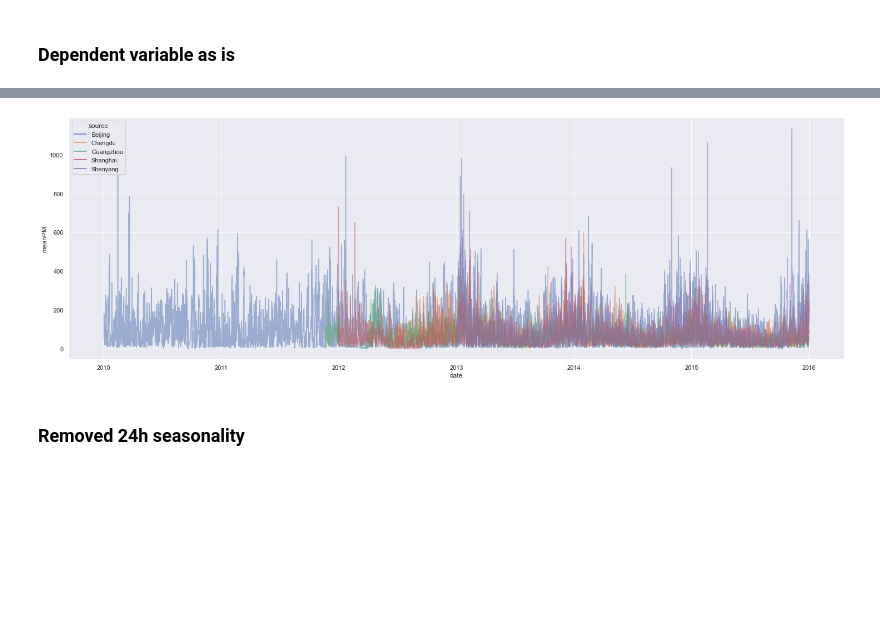
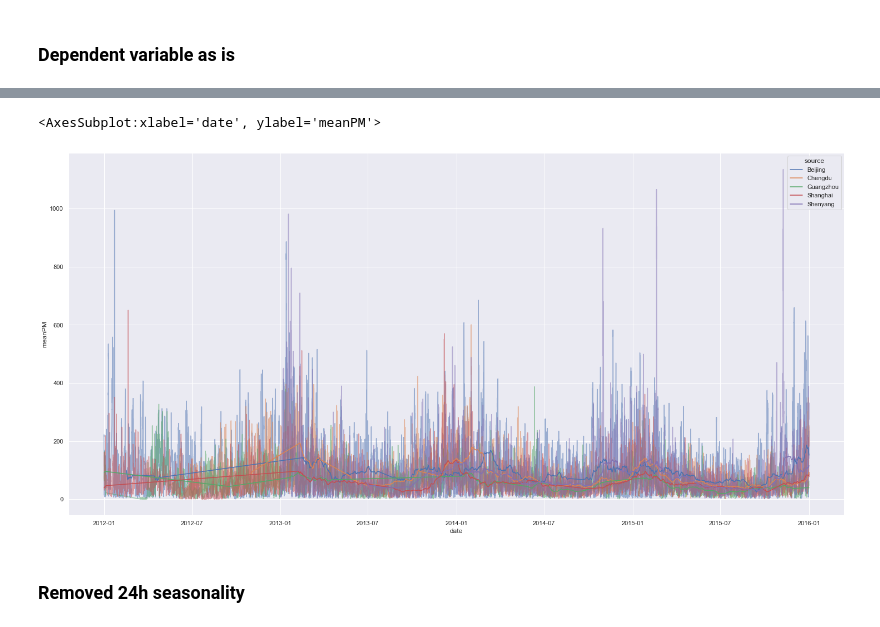
Before and after one commit to Szmariu/particulate-matters, a Jupyter notebook: exploration.ipynb, the cells around one changed output, grey strips where cells are left out. Drawn from its saved outputs; the diff is of its cells as text; code cells hidden in the pictures; blank space fills up the shorter version.

```diff
--- a/exploration.ipynb
+++ b/exploration.ipynb
@@ -5,6 +5,9 @@ import numpy as np
 import pandas as pd
 
 import matplotlib.pyplot as plt
+
+import warnings
+warnings.simplefilter(action='ignore', category=FutureWarning) # seaborn warning about not using data=... notation
 import seaborn as sns
 
 import os
@@ -12,7 +15,7 @@ import os
 from datetime import datetime
 from statsmodels.tsa.seasonal import seasonal_decompose
 
-sns.set(rc = {'figure.figsize':(15,8)})
+sns.set(rc = {'figure.figsize':(25, 12)})
 # %% [markdown]
 # Data import and cleaning
 # %%
@@ -32,22 +35,23 @@ def loadRawData():
         targetCols = [col for col in temp.columns if 'PM' in col]
         temp['meanPM'] = temp[targetCols].mean(axis=1).round(2)
 
-        # Just a 1-indexed column, we don't need it
-        targetCols.append('No')
+        targetCols.extend(('No', 'Iprec'))
         temp.drop(targetCols, axis=1, inplace=True)
 
         # Adding the source of the data from the filename
         temp['source'] = file.split('PM')[0]
         df.append(temp)
 
-    df = pd.concat(df, axis = 0).reset_index(drop = True)
+    df = pd.concat(df, axis = 0)
 
     # Moving important columns to the front, will be usefull when categorical columns are converted to dummies
     colsToMove = ['date', 'source', 'meanPM']
     df = df[colsToMove + [col for col in df.columns if col not in colsToMove]]
     df['dayOfWeek'] = df['date'].dt.dayofweek
 
-    return df
+    df = df[df.date > datetime(2012, 1, 1)]
+
+    return df.reset_index(drop = True)
 # %%
 df = loadRawData()
 df
@@ -72,11 +86,9 @@ df
 # %%
-sns.set(rc = {'figure.figsize':(25, 8)})
-
 sns.lineplot(data = df, x = 'date', y = 'meanPM', hue = 'source', alpha = 0.5)
-
-sns.set(rc = {'figure.figsize':(15,8)})
+sns.lineplot(df.date, df.meanPM.rolling(24*30).mean(), hue = df.source, alpha = 1, color = 'red', legend=False)
 # %% [output]
+<AxesSubplot:xlabel='date', ylabel='meanPM'>
-[figure, old version]
+[figure, new version]
 # %% [markdown]
 ### Removed 24h seasonality
 # %%
```
Also changed, not shown: parts of 12 cells of this notebook.
